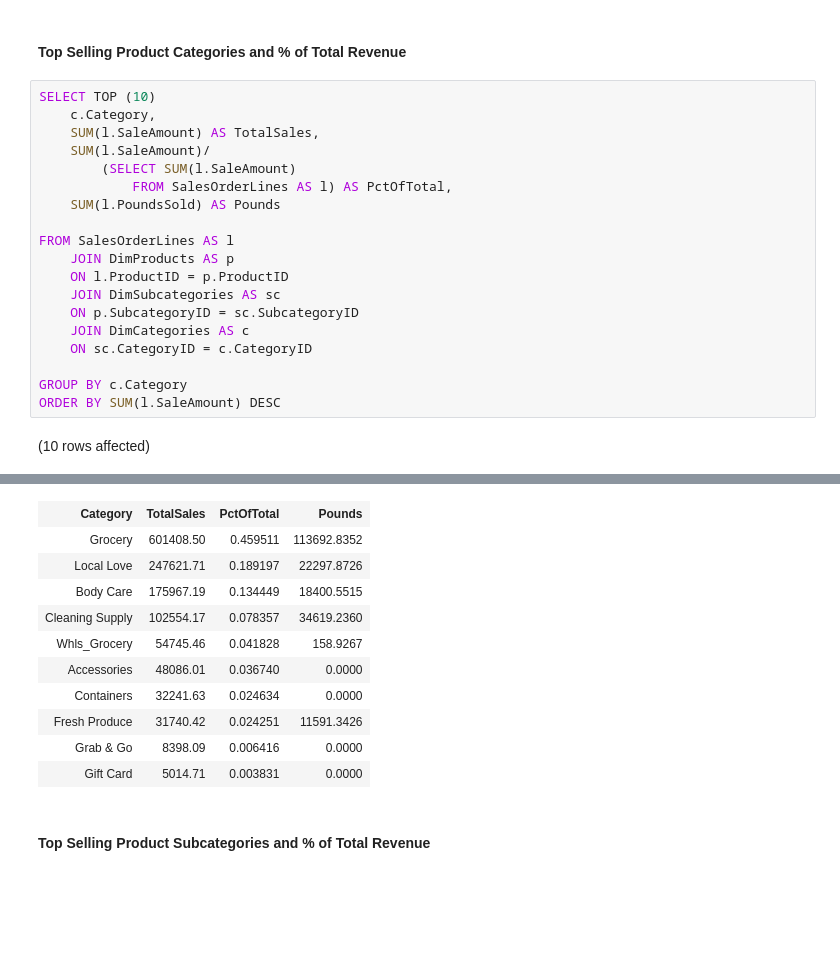
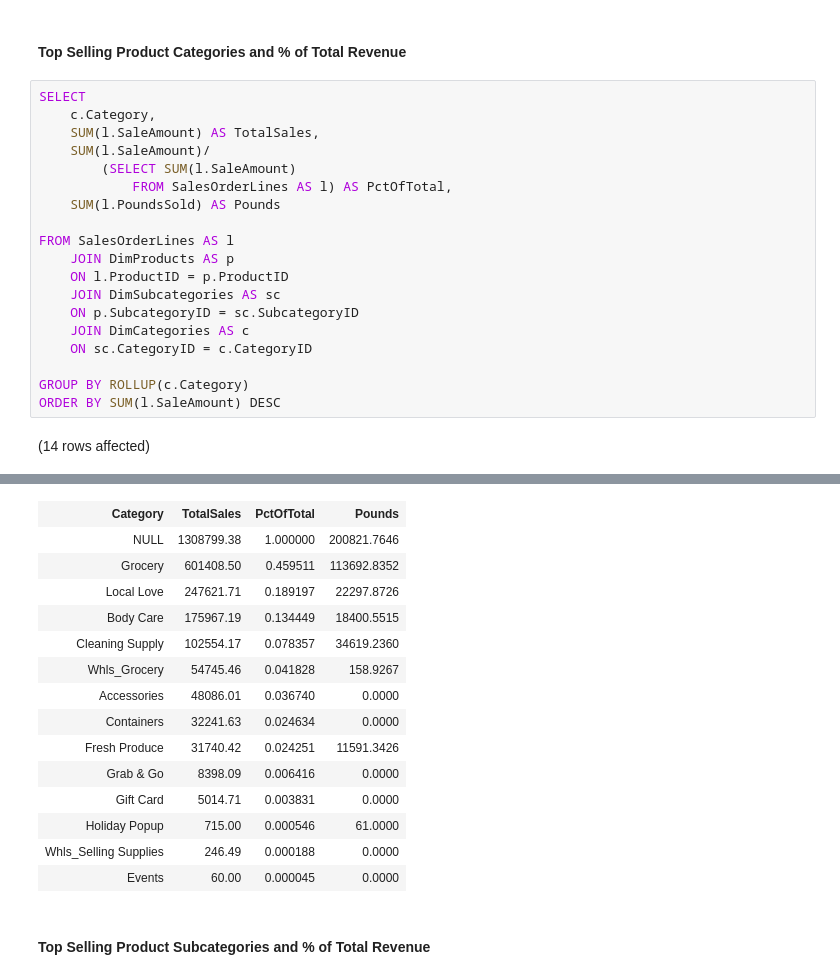
Before and after one commit to msemilyadler/BulkGrocery, a Jupyter notebook: BulkGrocery Data Exploration.ipynb, the cells around one changed output, grey strips where cells are left out. Cells and saved outputs as stored; diff of their text form; blank space fills up the shorter version.

```diff
--- a/BulkGrocery Data Exploration.ipynb
+++ b/BulkGrocery Data Exploration.ipynb
@@ -300,7 +301,7 @@ Total execution time: 00:00:00.288
 # %% [markdown]
 #### Top Selling Product Categories and % of Total Revenue
 # %%
-SELECT TOP (10)
+SELECT
     c.Category,
     SUM(l.SaleAmount) AS TotalSales,
     SUM(l.SaleAmount)/
@@ -316,7 +317,7 @@ FROM SalesOrderLines AS l
     JOIN DimCategories AS c
     ON sc.CategoryID = c.CategoryID
 
-GROUP BY c.Category
+GROUP BY ROLLUP(c.Category)
 ORDER BY SUM(l.SaleAmount) DESC
 # %% [output]
-(10 rows affected)
+(14 rows affected)
@@ -324,4 +325,5 @@ Total execution time: 00:00:00.318
 | Category | TotalSales | PctOfTotal | Pounds |
+| NULL | 1308799.38 | 1.000000 | 200821.7646 |
 | Grocery | 601408.50 | 0.459511 | 113692.8352 |
 | Local Love | 247621.71 | 0.189197 | 22297.8726 |
 | Body Care | 175967.19 | 0.134449 | 18400.5515 |
@@ -332,6 +334,9 @@ Total execution time: 00:00:00.318
 | Fresh Produce | 31740.42 | 0.024251 | 11591.3426 |
 | Grab & Go | 8398.09 | 0.006416 | 0.0000 |
 | Gift Card | 5014.71 | 0.003831 | 0.0000 |
+| Holiday Popup | 715.00 | 0.000546 | 61.0000 |
+| Whls_Selling Supplies | 246.49 | 0.000188 | 0.0000 |
+| Events | 60.00 | 0.000045 | 0.0000 |
 # %% [markdown]
 #### Top Selling Product Subcategories and % of Total Revenue
 # %%
```
Also changed, not shown: parts of 4 cells of this notebook.
